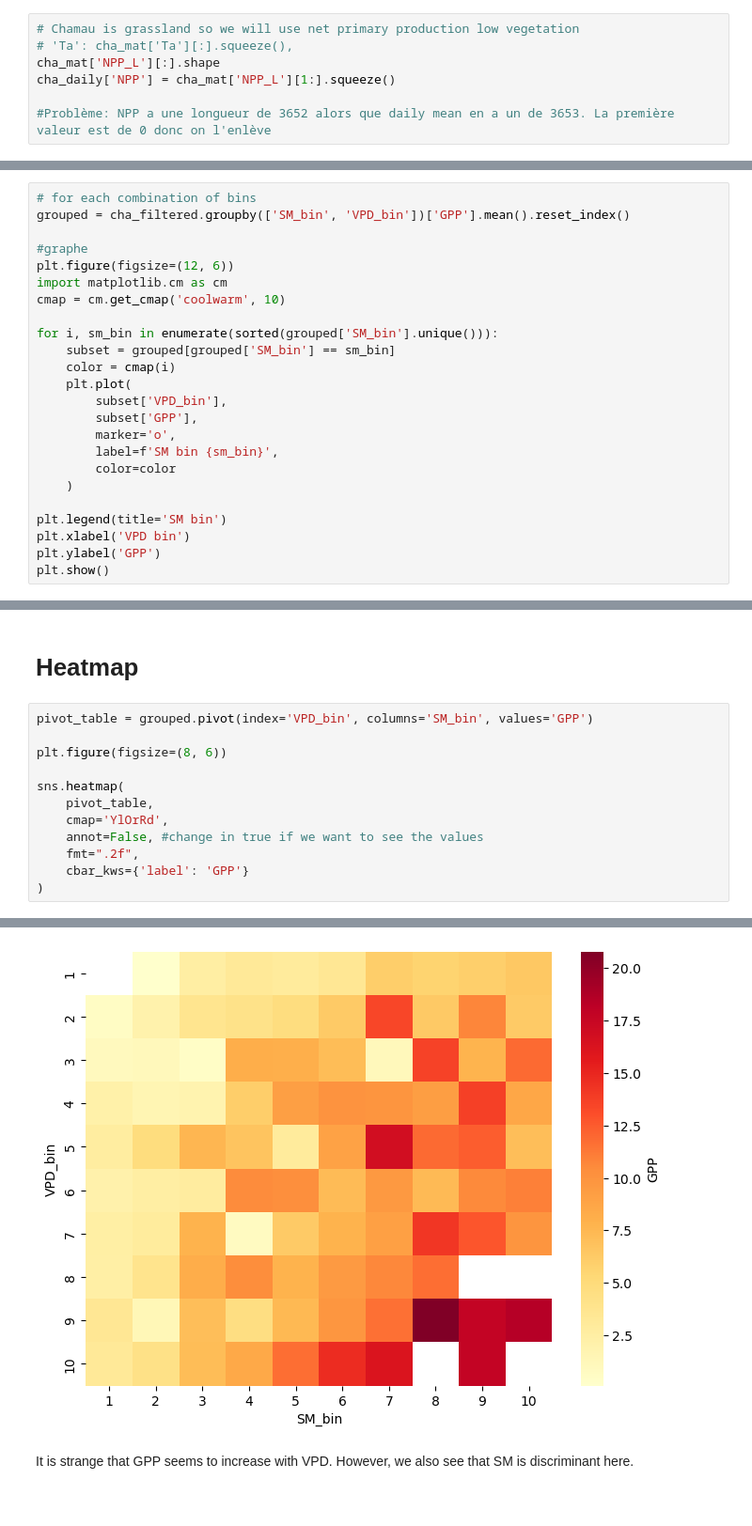
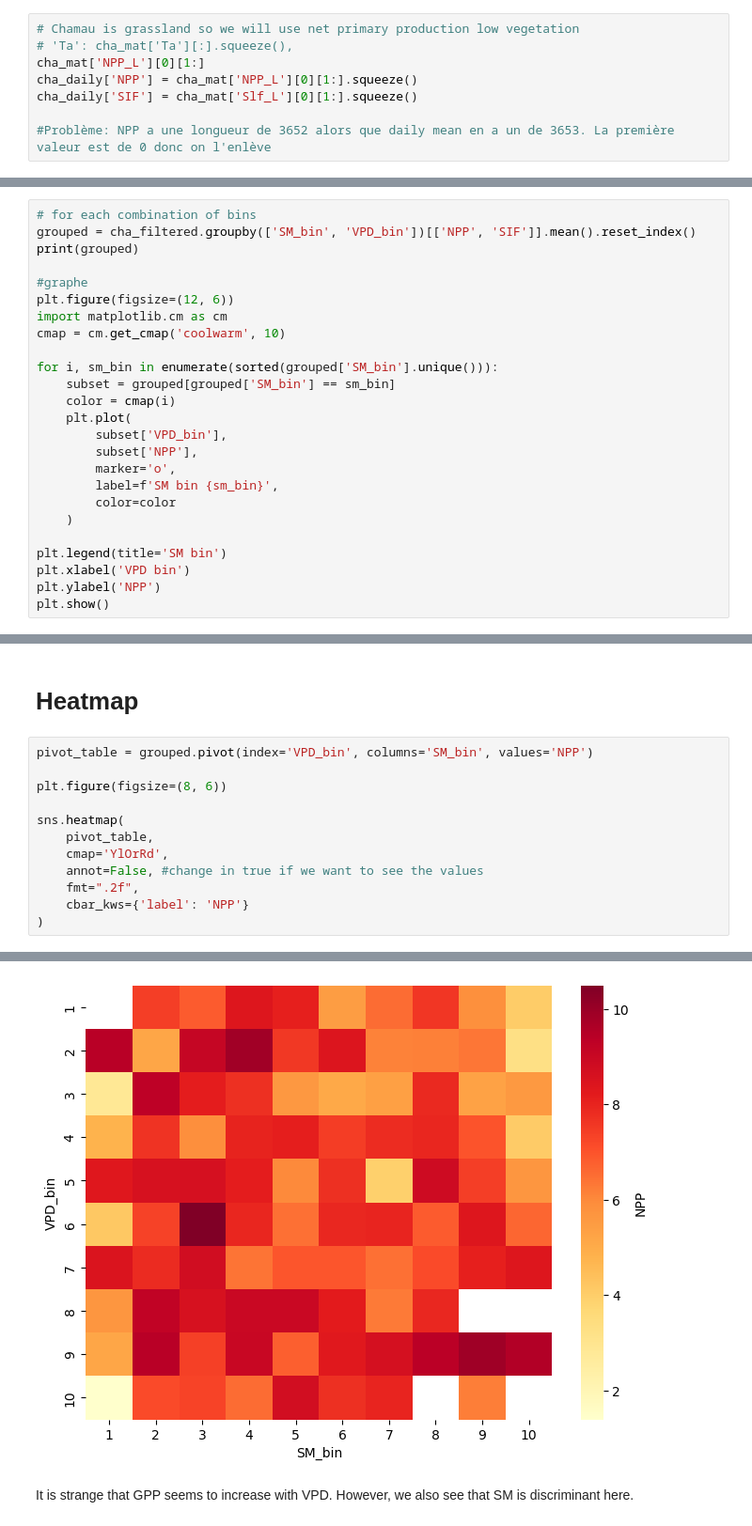
Before and after one commit to Margaux-Ccd/Ecohydro_modelling, a Jupyter notebook: EM_python.ipynb, the cells around one changed output, grey strips where cells are left out. Shown at 94% size. Saved outputs shown, nothing was run; the diff lists cells and outputs as text.

```diff
--- a/EM_python.ipynb
+++ b/EM_python.ipynb
@@ -120,7 +131,8 @@ array([[ 0.        , -0.33776956, -0.34237742, ...,  0.34879573,
 # %%
 # Chamau is grassland so we will use net primary production low vegetation
 # 'Ta': cha_mat['Ta'][:].squeeze(),
-cha_mat['NPP_L'][:].shape
-cha_daily['NPP'] = cha_mat['NPP_L'][1:].squeeze()
+cha_mat['NPP_L'][0][1:]
+cha_daily['NPP'] = cha_mat['NPP_L'][0][1:].squeeze()
+cha_daily['SIF'] = cha_mat['Slf_L'][0][1:].squeeze()
 
 #Problème: NPP a une longueur de 3652 alors que daily mean en a un de 3653. La première valeur est de 0 donc on l'enlève
@@ -227,7 +250,8 @@ Text(0, 0.5, 'GPP')
 The relationship is not clear, we should maybe use a higher threshold.
 # %%
 # for each combination of bins
-grouped = cha_filtered.groupby(['SM_bin', 'VPD_bin'])['GPP'].mean().reset_index()
+grouped = cha_filtered.groupby(['SM_bin', 'VPD_bin'])[['NPP', 'SIF']].mean().reset_index()
+print(grouped)
 
 #graphe
 plt.figure(figsize=(12, 6))
@@ -239,7 +263,7 @@ for i, sm_bin in enumerate(sorted(grouped['SM_bin'].unique())):
     color = cmap(i)
     plt.plot(
         subset['VPD_bin'],
-        subset['GPP'],
+        subset['NPP'],
         marker='o',
         label=f'SM bin {sm_bin}',
         color=color
@@ -247,6 +271,6 @@ for i, sm_bin in enumerate(sorted(grouped['SM_bin'].unique())):
 
 plt.legend(title='SM bin')
 plt.xlabel('VPD bin')
-plt.ylabel('GPP')
+plt.ylabel('NPP')
 plt.show()
 # %% [output]
@@ -288,20 +356,20 @@ Here, soil moisture more discriminant than VPD.
 # %% [markdown]
 # Heatmap
 # %%
-pivot_table = grouped.pivot(index='VPD_bin', columns='SM_bin', values='GPP')
+pivot_table = grouped.pivot(index='VPD_bin', columns='SM_bin', values='NPP')
 
 plt.figure(figsize=(8, 6))
 
 sns.heatmap(
     pivot_table,
     cmap='YlOrRd',
     annot=False, #change in true if we want to see the values
     fmt=".2f",
-    cbar_kws={'label': 'GPP'}
+    cbar_kws={'label': 'NPP'}
 )
 # %% [output]
 <Axes: xlabel='SM_bin', ylabel='VPD_bin'>
-[figure, old version]
+[figure, new version]
 # %% [markdown]
 It is strange that GPP seems to increase with VPD. However, we also see that SM is discriminant here.
 # %% [markdown]
```
Also changed, not shown: parts of 24 cells of this notebook, 1 other file.
